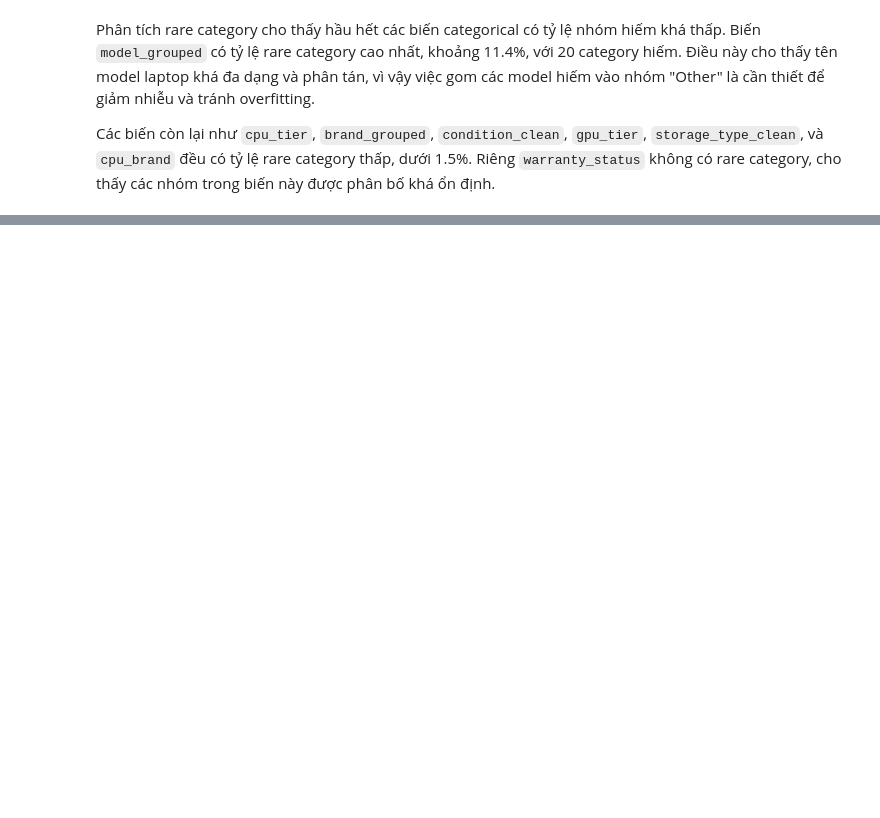
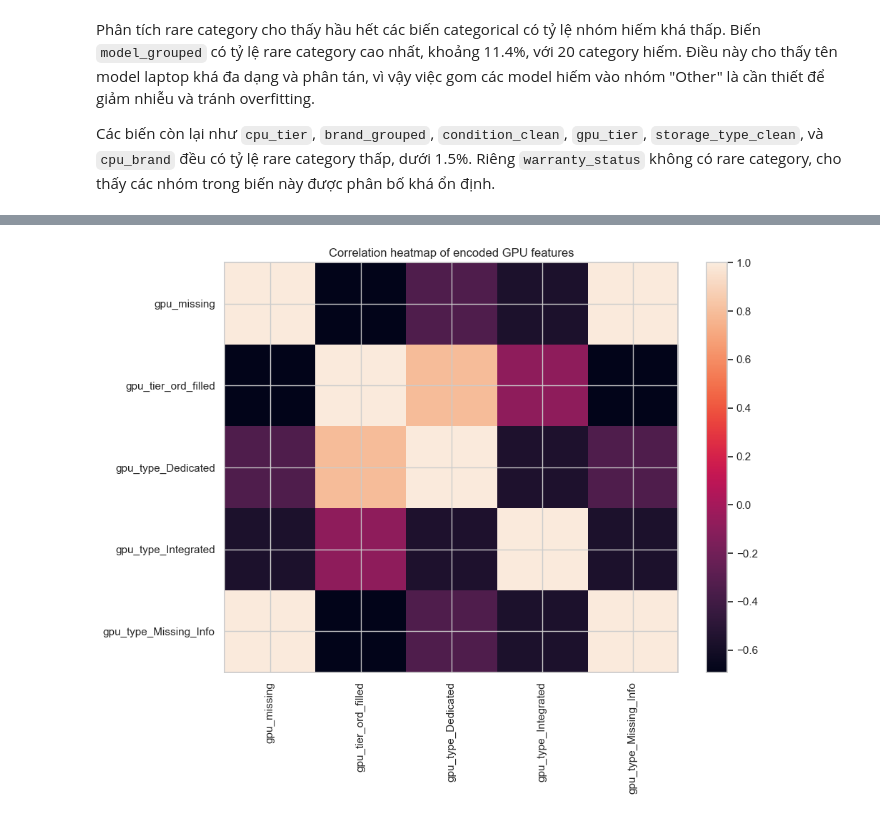
Before and after one commit to thisYui/Laptop-Price-Prediction, a Jupyter notebook: notebooks/data/06_feature_engineering.ipynb, the cells around one changed output, grey strips where cells are left out. Saved outputs shown, nothing was run; the diff lists cells and outputs as text; code cells hidden in the pictures; blank space fills up the shorter version.

```diff
--- a/notebooks/data/06_feature_engineering.ipynb
+++ b/notebooks/data/06_feature_engineering.ipynb
@@ -1331,0 +855,28 @@ NaN trong gpu_tier_ord_filled: 0
+# %%
+# SSD       → storage_ssd=1, storage_hdd=0, no_info_storage=0
+# HDD       → storage_ssd=0, storage_hdd=1, no_info_storage=0
+# SSD + HDD → storage_ssd=1, storage_hdd=1, no_info_storage=0
+# Other     → storage_ssd=0, storage_hdd=0, no_info_storage=1
+
+df["storage_ssd"] = df["storage_type_clean"].isin(["SSD", "SSD + HDD"]).astype(int)
+df["storage_hdd"] = df["storage_type_clean"].isin(["HDD", "SSD + HDD"]).astype(int)
+df["no_info_storage"] = df["storage_type_clean"].eq("Other").astype(int)
+# %%
+condition_map = {
+    "Đã sử dụng (qua sửa chữa)": 1,
+    "Đã sử dụng (chưa sửa chữa)": 2,
+    "Mới": 3
+}
+
+df["no_info_condition"] = df["condition_clean"].eq("Unknown").astype(int)
+df["condition_score"] = df["condition_clean"].map(condition_map)
+df["condition_score"] = df["condition_score"].fillna(2)
+# %%
+warranty_map = {
+    "Expired": 0,
+    "Active": 1,
+    "Manufacturer": 1,
+    "not_active": 2
+}
+
+df["warranty_encoded"] = df["warranty_status"].map(warranty_map)
@@ -1331,0 +1169,19 @@ NaN trong gpu_tier_ord_filled: 0
+# %%
+gpu_encoded_cols = [
+    col for col in df.columns
+    if col.startswith("gpu_type_")
+    or col in ["gpu_tier_ord_filled", "gpu_missing"]
+]
+
+corr = df[gpu_encoded_cols].corr()
+
+plt.figure(figsize=(10, 8))
+plt.imshow(corr, aspect="auto")
+plt.colorbar()
+plt.xticks(range(len(corr.columns)), corr.columns, rotation=90)
+plt.yticks(range(len(corr.columns)), corr.columns)
+plt.title("Correlation heatmap of encoded GPU features")
+plt.tight_layout()
+plt.show()
+# %% [output]
+[figure, added]
```
Also changed, not shown: parts of 36 cells of this notebook, 8 other files.
